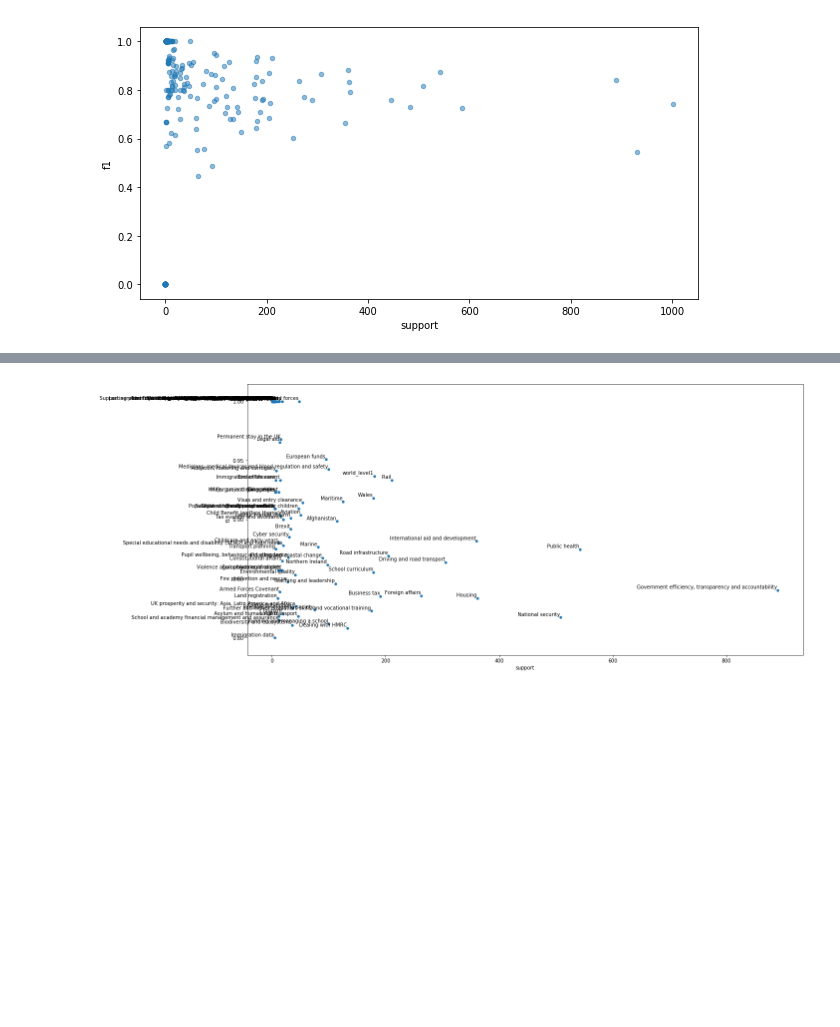
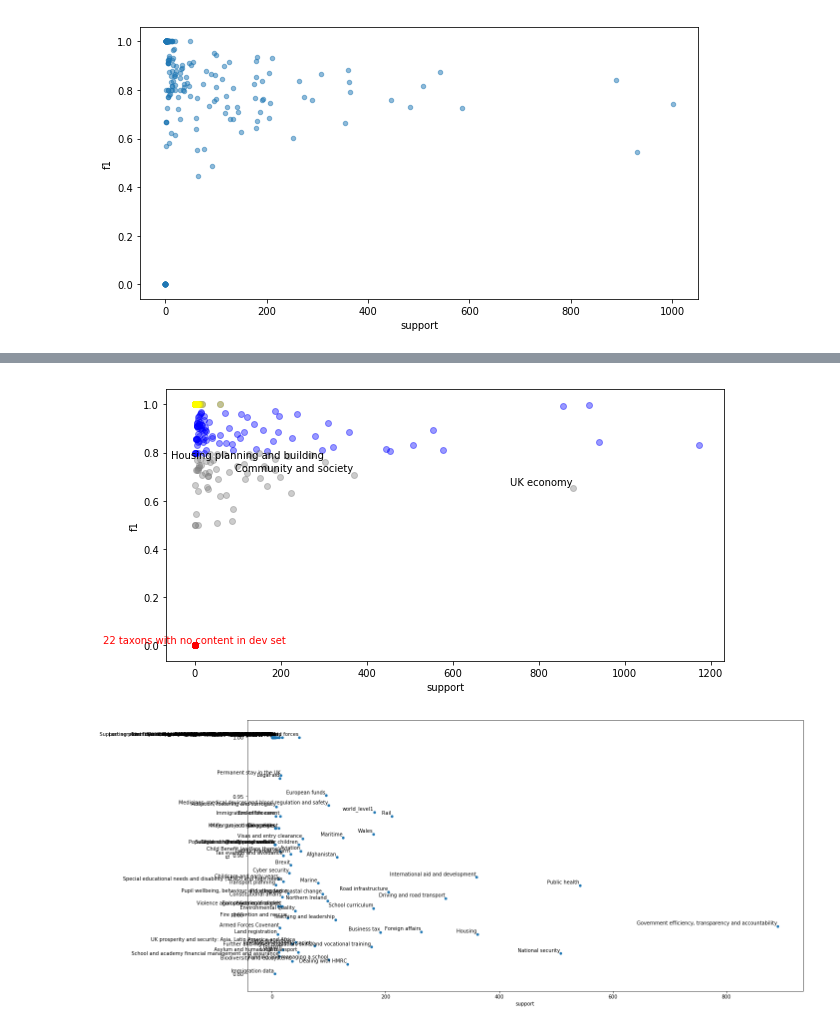
Before and after one commit to alphagov/govuk-taxonomy-supervised-learning, a Jupyter notebook: python/notebooks/ML_notebooks/CNN/evaluate_model_rework.ipynb, the cells around one changed output, grey strips where cells are left out. Cells and saved outputs as stored; diff of their text form; code cells hidden in the pictures; blank space fills up the shorter version.

```diff
--- a/python/notebooks/ML_notebooks/CNN/evaluate_model_rework.ipynb
+++ b/python/notebooks/ML_notebooks/CNN/evaluate_model_rework.ipynb
@@ -151,3 +191,44 @@ dev_metrics.plot.scatter(x='support', y='f1', marker='o', alpha=.5, figsize=(10,
+# %%
+# normal values
+plt.figure(figsize=(10, 5))
+plt.text(0, 0, "22 taxons with no content in dev set", color='red', horizontalalignment='center',
+         verticalalignment='bottom')
+plt.xlabel('support')
+plt.ylabel('f1')
+plt.scatter(dev_metrics['support'][dev_metrics['f1']>=0.8],
+            dev_metrics['f1'][dev_metrics['f1']>=0.8],
+            c = 'b',
+            alpha=.4)
+# less than 0.8
+plt.scatter(dev_metrics['support'][dev_metrics['f1']<0.8],
+            dev_metrics['f1'][dev_metrics['f1']<0.8],
+            c = 'grey',
+            alpha=.4)
+
+plt.scatter(dev_metrics['support'][dev_metrics['f1']==0],
+            dev_metrics['f1'][dev_metrics['f1']==0],
+            c = 'red',
+            alpha=.4)
+plt.scatter(dev_metrics['support'][dev_metrics['f1']==1],
+            dev_metrics['f1'][dev_metrics['f1']==1],
+            c = 'yellow',
+            alpha=.4)
+
+
+for label, x, y in zip(dev_metrics['taxon2label'], dev_metrics['support'], dev_metrics['f1']):
+    if (x>300 and y<0.8):
+        plt.annotate(
+            label,
+            xy=(x, y), xytext=(-1, 1),
+            textcoords='offset points', ha='right', va='bottom')
+    if (y==1):
+        label = ""
+        plt.annotate(
+            label,
+            xy=(x, y), xytext=(-1, 1),
+            textcoords='offset points', ha='right', va='bottom')
+# %% [output]
+[figure, added]
 # %%
 morethan80.plot.scatter(x='support', y='f1', figsize=(20, 10))
 
```
Also changed, not shown: parts of 12 cells of this notebook.
